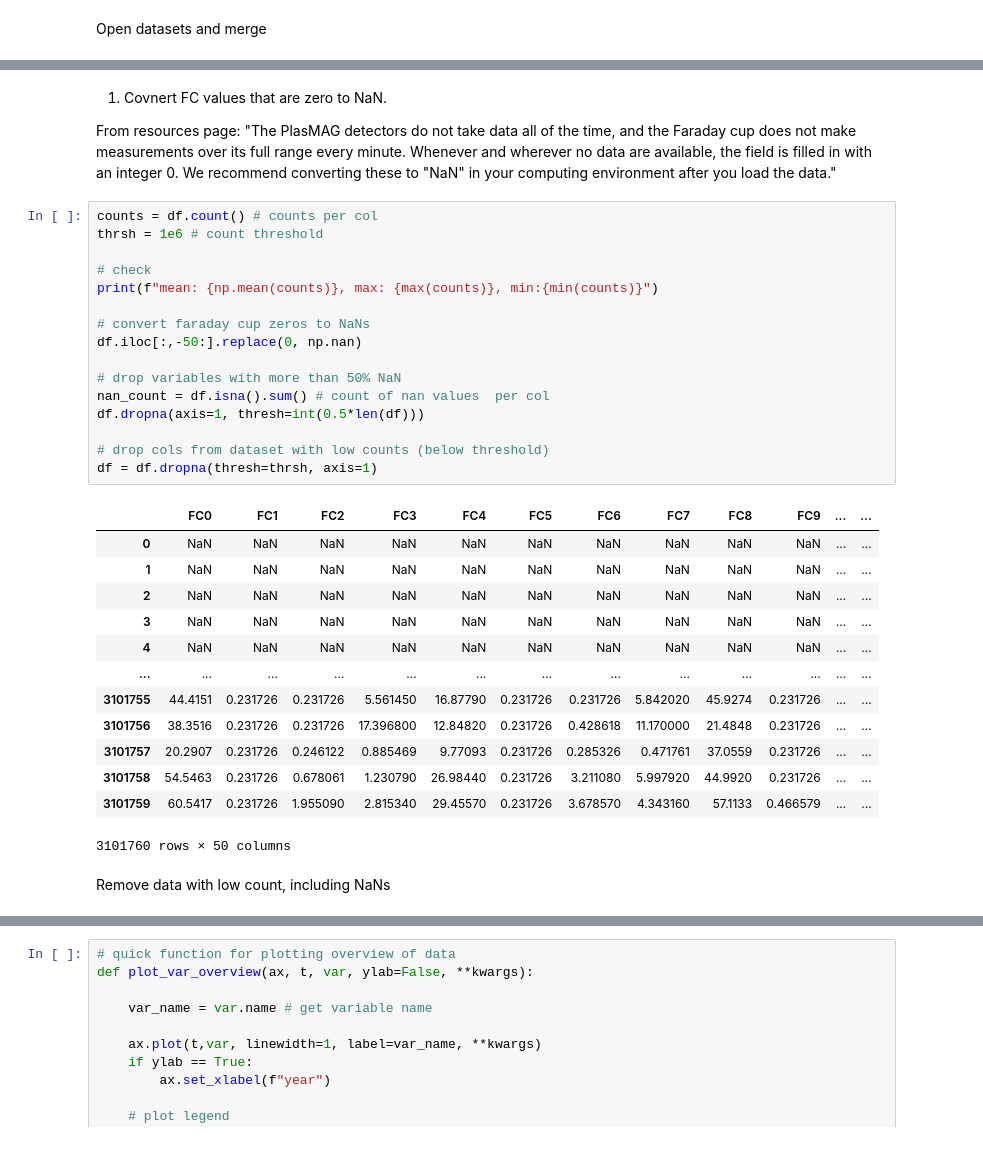
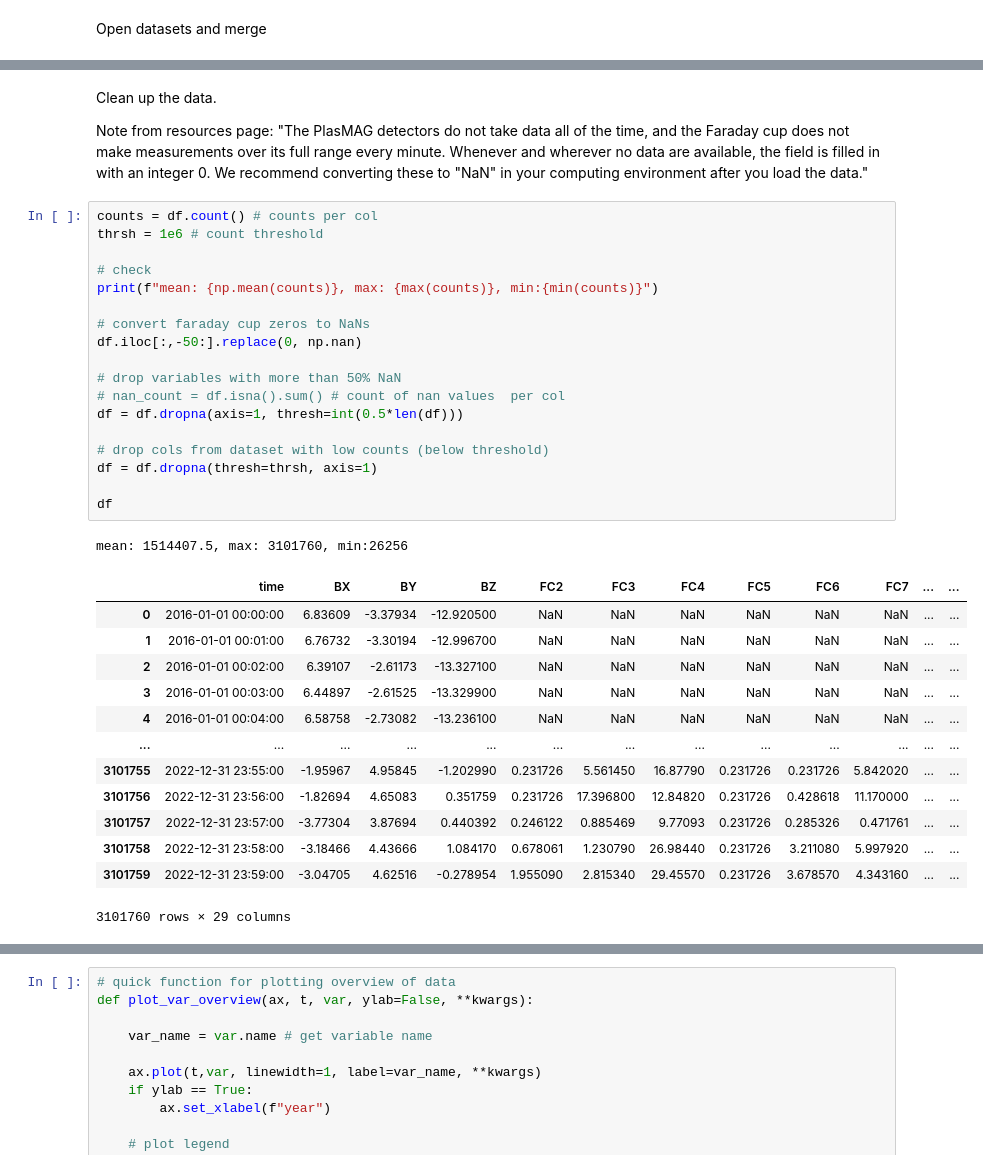
Before and after one commit to briannaisola/nasa-space-apps-2023-magnetocats, a Jupyter notebook: data-overview.ipynb, the cells around one changed output, grey strips where cells are left out. Cells and saved outputs as stored; diff of their text form.

Commit message:
data cleanup and plot tools

```diff
--- a/data-overview.ipynb
+++ b/data-overview.ipynb
@@ -32,38 +35,39 @@ df.head()
 | 4 | 2016-01-01 00:04:00 | 6.58758 | -2.73082 | -13.2361 | NaN | NaN | NaN | NaN | NaN | NaN | ... | ... |
 5 rows × 54 columns
 # %% [markdown]
-1. Covnert FC values that are zero to NaN.
+Clean up the data.
 
-From resources page: "The PlasMAG detectors do not take data all of the time, and the Faraday cup does not make measurements over its full range every minute. Whenever and wherever no data are available, the field is filled in with an integer 0. We recommend converting these to "NaN" in your computing environment after you load the data."
+Note from resources page: "The PlasMAG detectors do not take data all of the time, and the Faraday cup does not make measurements over its full range every minute. Whenever and wherever no data are available, the field is filled in with an integer 0. We recommend converting these to "NaN" in your computing environment after you load the data."
 # %%
 counts = df.count() # counts per col
 thrsh = 1e6 # count threshold
 
 # check
 print(f"mean: {np.mean(counts)}, max: {max(counts)}, min:{min(counts)}")
 
 # convert faraday cup zeros to NaNs
 df.iloc[:,-50:].replace(0, np.nan)
 
 # drop variables with more than 50% NaN
-nan_count = df.isna().sum() # count of nan values  per col
-df.dropna(axis=1, thresh=int(0.5*len(df)))
+# nan_count = df.isna().sum() # count of nan values  per col
+df = df.dropna(axis=1, thresh=int(0.5*len(df)))
 
 # drop cols from dataset with low counts (below threshold)
 df = df.dropna(thresh=thrsh, axis=1)
+
+df
 # %% [output]
+mean: 1514407.5, max: 3101760, min:26256
-|  | FC0 | FC1 | FC2 | FC3 | FC4 | FC5 | FC6 | FC7 | FC8 | FC9 | ... | ... |
-| 0 | NaN | NaN | NaN | NaN | NaN | NaN | NaN | NaN | NaN | NaN | ... | ... |
-| 1 | NaN | NaN | NaN | NaN | NaN | NaN | NaN | NaN | NaN | NaN | ... | ... |
-| 2 | NaN | NaN | NaN | NaN | NaN | NaN | NaN | NaN | NaN | NaN | ... | ... |
-| 3 | NaN | NaN | NaN | NaN | NaN | NaN | NaN | NaN | NaN | NaN | ... | ... |
-| 4 | NaN | NaN | NaN | NaN | NaN | NaN | NaN | NaN | NaN | NaN | ... | ... |
+|  | time | BX | BY | BZ | FC2 | FC3 | FC4 | FC5 | FC6 | FC7 | ... | ... |
+| 0 | 2016-01-01 00:00:00 | 6.83609 | -3.37934 | -12.920500 | NaN | NaN | NaN | NaN | NaN | NaN | ... | ... |
+| 1 | 2016-01-01 00:01:00 | 6.76732 | -3.30194 | -12.996700 | NaN | NaN | NaN | NaN | NaN | NaN | ... | ... |
+| 2 | 2016-01-01 00:02:00 | 6.39107 | -2.61173 | -13.327100 | NaN | NaN | NaN | NaN | NaN | NaN | ... | ... |
+| 3 | 2016-01-01 00:03:00 | 6.44897 | -2.61525 | -13.329900 | NaN | NaN | NaN | NaN | NaN | NaN | ... | ... |
+| 4 | 2016-01-01 00:04:00 | 6.58758 | -2.73082 | -13.236100 | NaN | NaN | NaN | NaN | NaN | NaN | ... | ... |
 | ... | ... | ... | ... | ... | ... | ... | ... | ... | ... | ... | ... | ... |
-| 3101755 | 44.4151 | 0.231726 | 0.231726 | 5.561450 | 16.87790 | 0.231726 | 0.231726 | 5.842020 | 45.9274 | 0.231726 | ... | ... |
-| 3101756 | 38.3516 | 0.231726 | 0.231726 | 17.396800 | 12.84820 | 0.231726 | 0.428618 | 11.170000 | 21.4848 | 0.231726 | ... | ... |
-| 3101757 | 20.2907 | 0.231726 | 0.246122 | 0.885469 | 9.77093 | 0.231726 | 0.285326 | 0.471761 | 37.0559 | 0.231726 | ... | ... |
-| 3101758 | 54.5463 | 0.231726 | 0.678061 | 1.230790 | 26.98440 | 0.231726 | 3.211080 | 5.997920 | 44.9920 | 0.231726 | ... | ... |
-| 3101759 | 60.5417 | 0.231726 | 1.955090 | 2.815340 | 29.45570 | 0.231726 | 3.678570 | 4.343160 | 57.1133 | 0.466579 | ... | ... |
+| 3101755 | 2022-12-31 23:55:00 | -1.95967 | 4.95845 | -1.202990 | 0.231726 | 5.561450 | 16.87790 | 0.231726 | 0.231726 | 5.842020 | ... | ... |
+| 3101756 | 2022-12-31 23:56:00 | -1.82694 | 4.65083 | 0.351759 | 0.231726 | 17.396800 | 12.84820 | 0.231726 | 0.428618 | 11.170000 | ... | ... |
+| 3101757 | 2022-12-31 23:57:00 | -3.77304 | 3.87694 | 0.440392 | 0.246122 | 0.885469 | 9.77093 | 0.231726 | 0.285326 | 0.471761 | ... | ... |
+| 3101758 | 2022-12-31 23:58:00 | -3.18466 | 4.43666 | 1.084170 | 0.678061 | 1.230790 | 26.98440 | 0.231726 | 3.211080 | 5.997920 | ... | ... |
+| 3101759 | 2022-12-31 23:59:00 | -3.04705 | 4.62516 | -0.278954 | 1.955090 | 2.815340 | 29.45570 | 0.231726 | 3.678570 | 4.343160 | ... | ... |
-3101760 rows × 50 columns
+3101760 rows × 29 columns
-# %% [markdown]
-Remove data with low count, including NaNs
```
Also changed, not shown: parts of 7 cells of this notebook.
